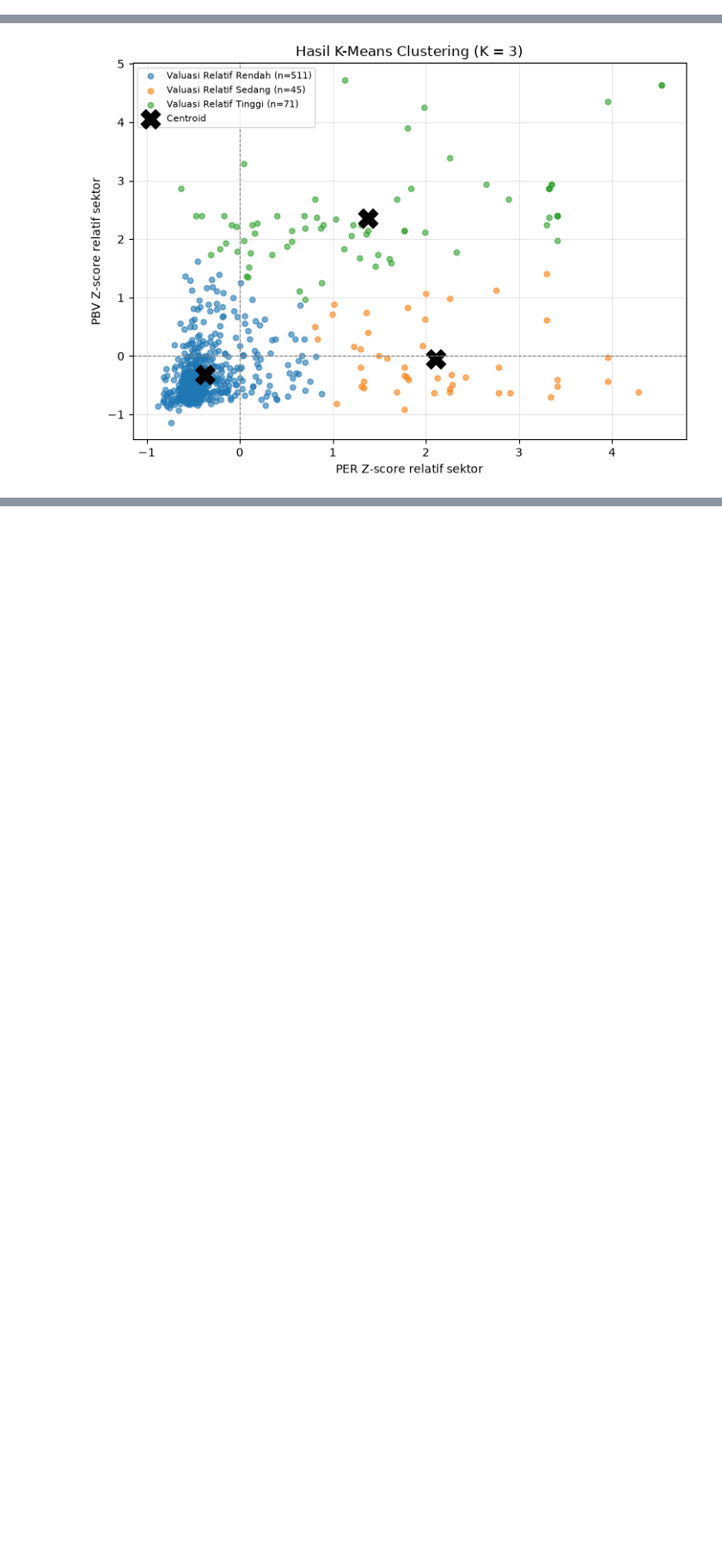
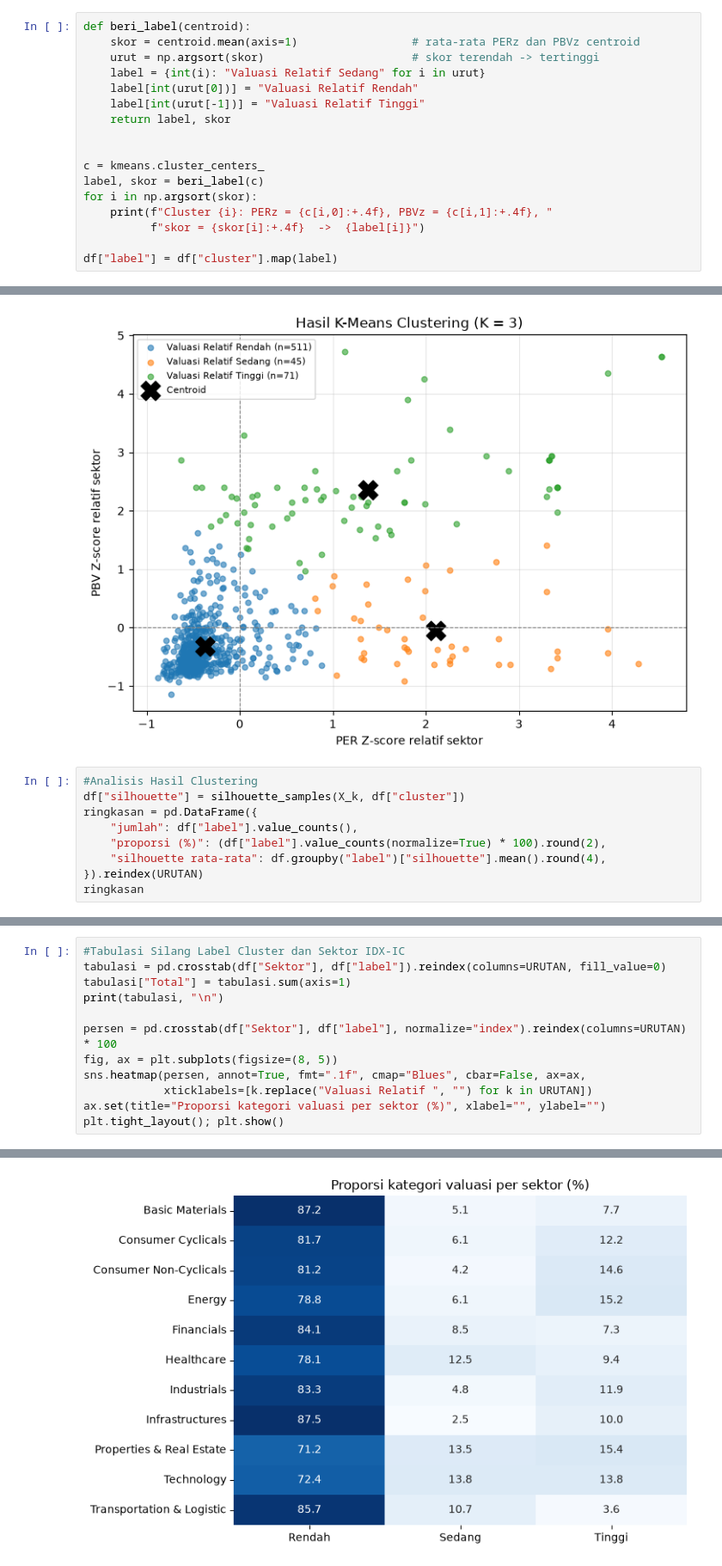
Before and after one commit to FelixJon17/screener-saham-bei, a Jupyter notebook: 535230119_SkripsiFelix.ipynb, the cells around one changed output, grey strips where cells are left out. Shown at 86% size. Drawn from its saved outputs; the diff is of its cells as text; blank space fills up the shorter version.

```diff
--- a/535230119_SkripsiFelix.ipynb
+++ b/535230119_SkripsiFelix.ipynb
@@ -233,0 +225,17 @@ Valuasi Relatif Tinggi      71       93.20        9.29
+# %%
+def beri_label(centroid):
+    skor = centroid.mean(axis=1)                 # rata-rata PERz dan PBVz centroid
+    urut = np.argsort(skor)                      # skor terendah -> tertinggi
+    label = {int(i): "Valuasi Relatif Sedang" for i in urut}
+    label[int(urut[0])] = "Valuasi Relatif Rendah"
+    label[int(urut[-1])] = "Valuasi Relatif Tinggi"
+    return label, skor
+
+
+c = kmeans.cluster_centers_
+label, skor = beri_label(c)
+for i in np.argsort(skor):
+    print(f"Cluster {i}: PERz = {c[i,0]:+.4f}, PBVz = {c[i,1]:+.4f}, "
+          f"skor = {skor[i]:+.4f}  ->  {label[i]}")
+
+df["label"] = df["cluster"].map(label)
@@ -245,3 +257,12 @@ ax.legend(fontsize=8); ax.grid(alpha=.3)
 plt.tight_layout(); plt.show()
 # %% [output]
 [figure]
+# %%
+#Analisis Hasil Clustering
+df["silhouette"] = silhouette_samples(X_k, df["cluster"])
+ringkasan = pd.DataFrame({
+    "jumlah": df["label"].value_counts(),
+    "proporsi (%)": (df["label"].value_counts(normalize=True) * 100).round(2),
+    "silhouette rata-rata": df.groupby("label")["silhouette"].mean().round(4),
+}).reindex(URUTAN)
+ringkasan
@@ -247,0 +296,13 @@ plt.tight_layout(); plt.show()
+# %%
+#Tabulasi Silang Label Cluster dan Sektor IDX-IC
+tabulasi = pd.crosstab(df["Sektor"], df["label"]).reindex(columns=URUTAN, fill_value=0)
+tabulasi["Total"] = tabulasi.sum(axis=1)
+print(tabulasi, "\n")
+
+persen = pd.crosstab(df["Sektor"], df["label"], normalize="index").reindex(columns=URUTAN) * 100
+fig, ax = plt.subplots(figsize=(8, 5))
+sns.heatmap(persen, annot=True, fmt=".1f", cmap="Blues", cbar=False, ax=ax,
+            xticklabels=[k.replace("Valuasi Relatif ", "") for k in URUTAN])
+ax.set(title="Proporsi kategori valuasi per sektor (%)", xlabel="", ylabel="")
+plt.tight_layout(); plt.show()
+# %% [output]
@@ -247,0 +326 @@ plt.tight_layout(); plt.show()
+[figure, added]
```
Also changed, not shown: parts of 19 cells of this notebook, 47 other files.
